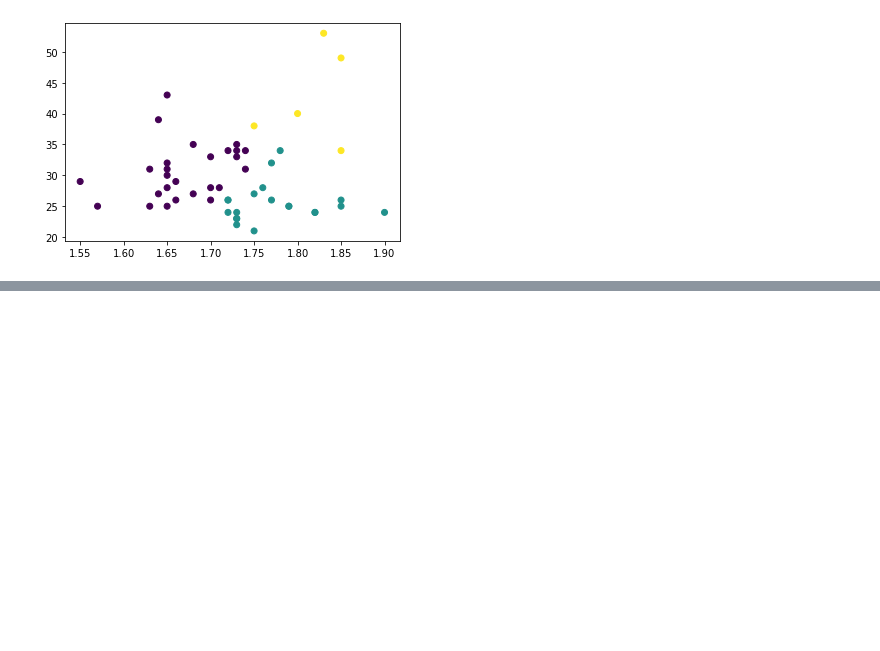
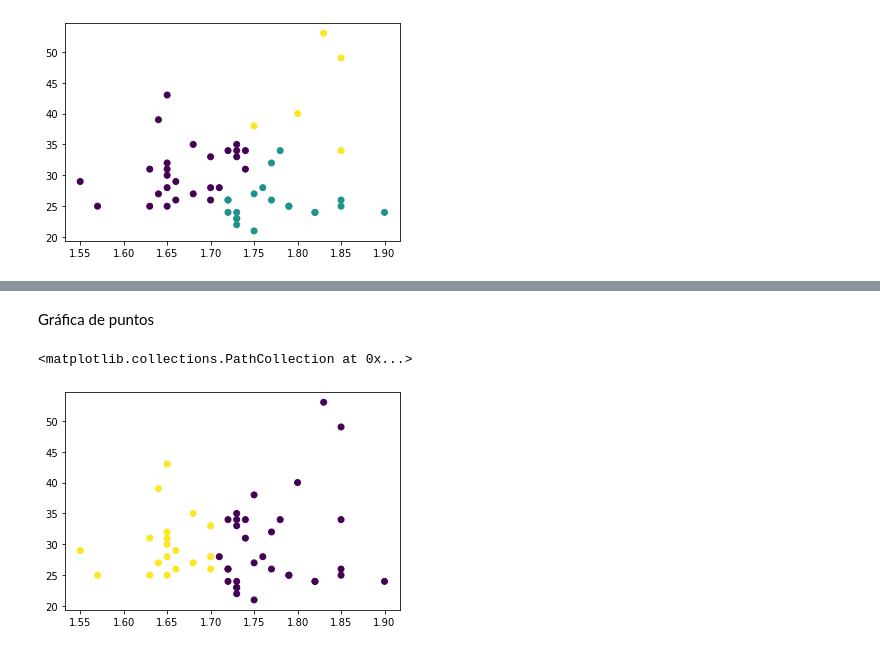
Before and after one commit to josedalvik/datascience_stlearning2_practica1, a Jupyter notebook: K-means y GMM.ipynb, the cells around one changed output, grey strips where cells are left out. Cells and saved outputs as stored; diff of their text form; code cells hidden in the pictures; blank space fills up the shorter version.

```diff
--- a/K-means y GMM.ipynb
+++ b/K-means y GMM.ipynb
@@ -133,0 +285,4 @@ plt.scatter(normales_kmeans.altura, normales_kmeans.edad, alpha=1, c=normales_km
+# %%
+kparams5.altura = (kparams5.altura * altura_std) + altura_mean
+kparams5.edad = (kparams5.edad * edad_std) + edad_mean
+print(kparams5.reset_index(drop=True))
@@ -133,0 +295,6 @@ plt.scatter(normales_kmeans.altura, normales_kmeans.edad, alpha=1, c=normales_km
+# %%
+normales_kmeans5 = normales.copy()
+normales_kmeans5["cluster"] = cluster5
+normales_kmeans5["cluster_altura"] = np.array(kparams5.iloc[cluster5,:].altura)
+normales_kmeans5["cluster_edad"] = np.array(kparams5.iloc[cluster5,:].edad)
+normales_kmeans5.head()
@@ -133,0 +308,7 @@ plt.scatter(normales_kmeans.altura, normales_kmeans.edad, alpha=1, c=normales_km
+# %% [markdown]
+Gráfica de puntos
+# %%
+plt.scatter(normales_kmeans5.altura, normales_kmeans5.edad, alpha=1, c=normales_kmeans5.cluster)
+# %% [output]
+<matplotlib.collections.PathCollection at 0x...>
+[figure, added]
```
Also changed, not shown: parts of 40 cells of this notebook.
